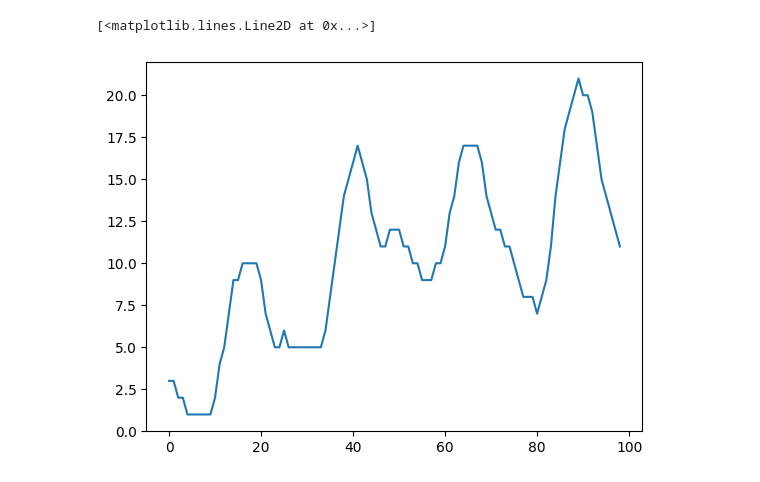
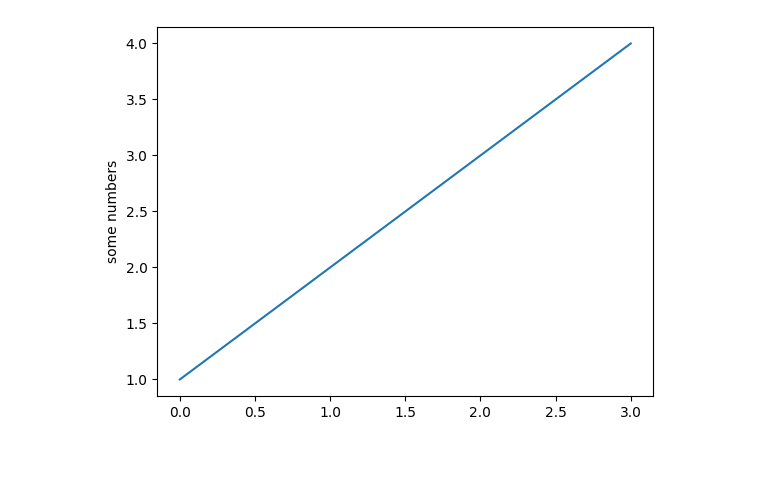
Before and after one commit to ekyuho/iot-class, a Jupyter notebook: reqeusts_weather_rss_graph.ipynb, the cells around one changed output. Drawn from its saved outputs; the diff is of its cells as text; code cells hidden in the pictures.

```diff
--- a/reqeusts_weather_rss_graph.ipynb
+++ b/reqeusts_weather_rss_graph.ipynb
@@ -36,8 +36,9 @@ for line in lines:
 temp
 # %%
 import matplotlib.pyplot as plt
-fig, ax=plt.subplots()
-ax.plot(temp)
+
+plt.plot([1, 2, 3, 4])
+plt.ylabel('some numbers')
+plt.show()
 # %% [output]
-[<matplotlib.lines.Line2D at 0x...>]
-[figure, old version]
+[figure, new version]
```
Also changed, not shown: parts of 1 cell of this notebook.
